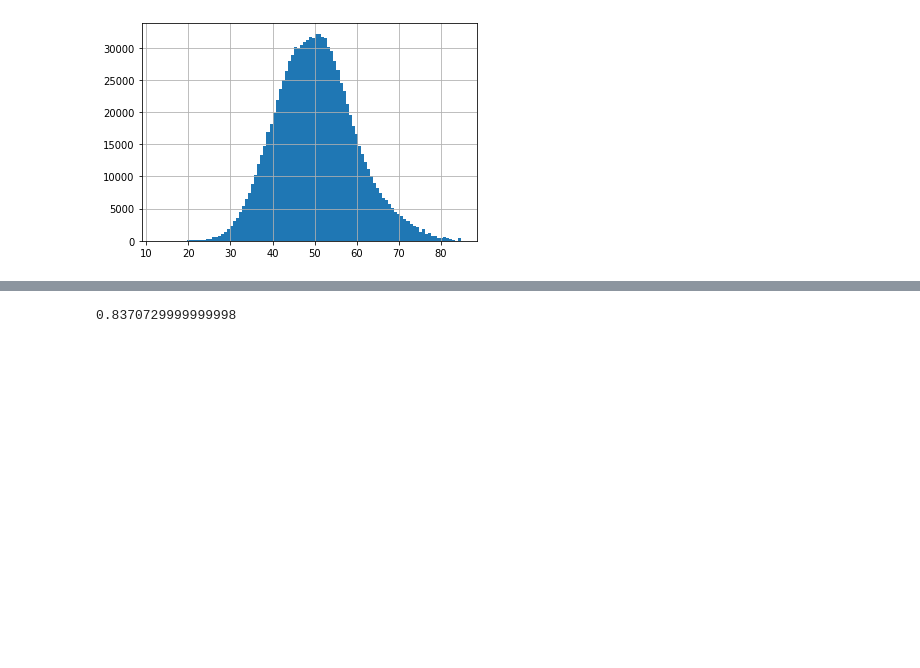
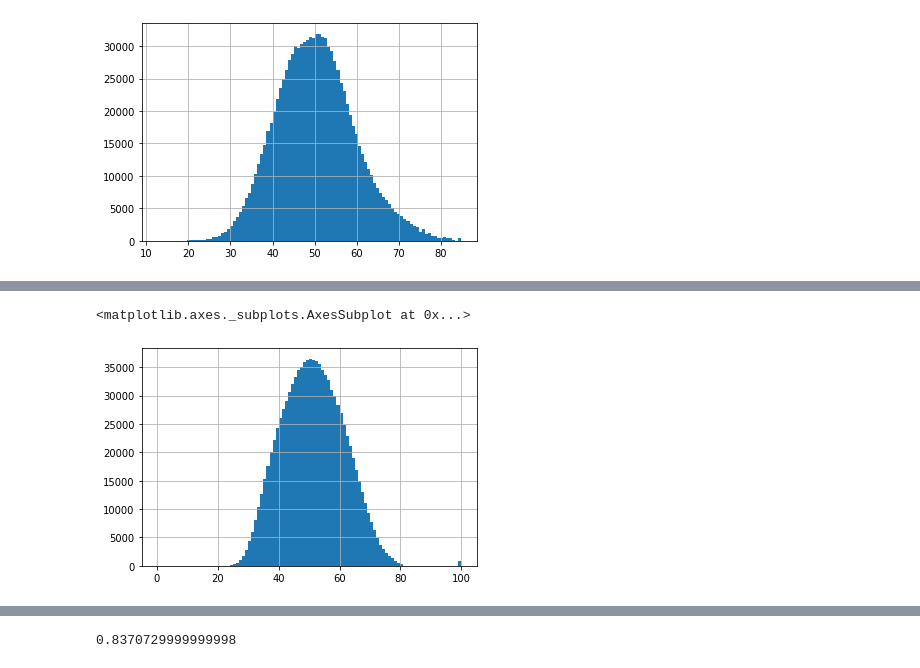
Before and after one commit to dsgantivac/DataMiningProject, a Jupyter notebook: Analisis exploratorio Reduced.ipynb, the cells around one changed output, grey strips where cells are left out. Cells and saved outputs as stored; diff of their text form; code cells hidden in the pictures; blank space fills up the shorter version.

```diff
--- a/Analisis exploratorio Reduced.ipynb
+++ b/Analisis exploratorio Reduced.ipynb
@@ -240,0 +286,5 @@ dtype: int64
+# %%
+data["PUNT_C_NATURALES"].hist(bins = 100)
+# %% [output]
+<matplotlib.axes._subplots.AxesSubplot at 0x...>
+[figure, added]
```
Also changed, not shown: parts of 47 cells of this notebook, 2 other files.
